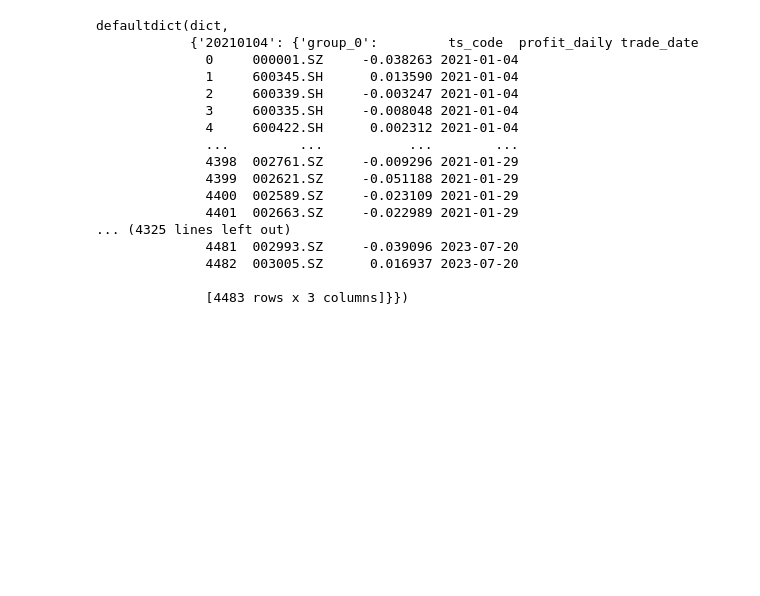
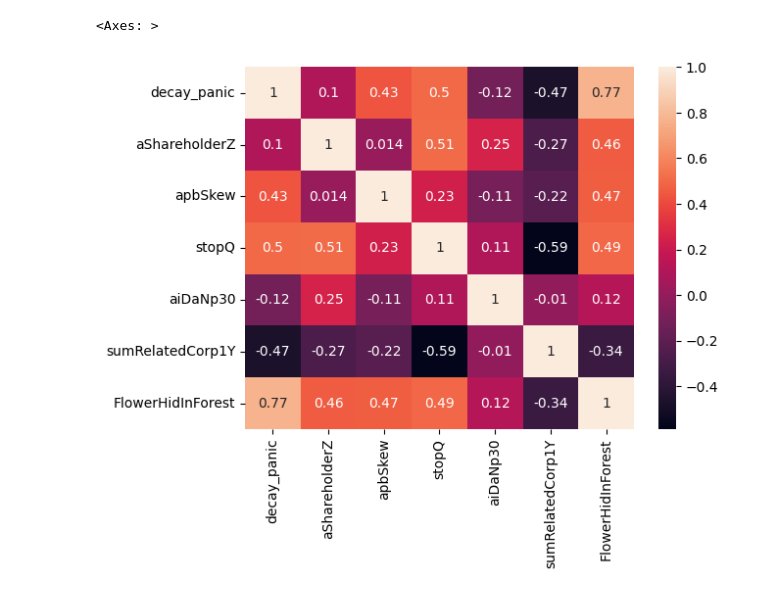
Before and after one commit to zzhang2293/multi_factor, a Jupyter notebook: testbench.ipynb, the cells around one changed output. Saved outputs shown, nothing was run; the diff lists cells and outputs as text; code cells hidden in the pictures; blank space fills up the shorter version.

Commit message:
23% Corr

```diff
--- a/testbench.ipynb
+++ b/testbench.ipynb
@@ -169,20 +25,40 @@ runtime: 1.2969942092895508 seconds
-# %%
-groupedProfit
-# %% [output]
-defaultdict(dict,
-            {'20210104': {'group_0':         ts_code  profit_daily trade_date
-              0     000001.SZ     -0.038263 2021-01-04
-              1     600345.SH      0.013590 2021-01-04
-              2     600339.SH     -0.003247 2021-01-04
-              3     600335.SH     -0.008048 2021-01-04
-              4     600422.SH      0.002312 2021-01-04
-              ...         ...           ...        ...
-              4398  002761.SZ     -0.009296 2021-01-29
-              4399  002621.SZ     -0.051188 2021-01-29
-              4400  002589.SZ     -0.023109 2021-01-29
-              4401  002663.SZ     -0.022989 2021-01-29
-... (4325 lines left out)
-              4481  002993.SZ     -0.039096 2023-07-20
-              4482  003005.SZ      0.016937 2023-07-20
-
-              [4483 rows x 3 columns]}})
+# %%
+minMonth = 2
+maxMonth = 5
+
+availMonth = len(month_names)
+
+if availMonth < maxMonth:
+    startMonth = month_names[0]
+else:
+    startMonth = month_names[availMonth-maxMonth]
+
+res = defaultdict(list)
+
+endMonth = month_names[-1]
+
+for factor in Monthly_Factor_Score:
+    for date in Monthly_Factor_Score[factor]:
+        #print(date, int(date) >= int(startMonth), int(date) <= int(endMonth))
+        if int(date) >= int(startMonth) and int(date) <= int(endMonth):
+            res[factor] += Monthly_Factor_Score[factor][date]
+
+res = pd.DataFrame(res)
+
+ICList = ICList.tail(min(maxMonth, ICList.shape[0]))
+
+covar = np.cov(ICList, rowvar=False)
+corr = np.corrcoef(res, rowvar=False)
+D = np.diag(np.sqrt(np.diag(covar)))
+covar = D @ nlg.inv(corr) @ D
+
+mat = nlg.inv(covar)
+weight = mat*np.mat(ICList.mean()).reshape(len(mat),1)
+weight = np.array(weight.reshape(len(weight),))[0]
+weight.tolist()
+# %%
+import seaborn as sns
+sns.heatmap(ICList.corr(), annot=True)
+# %% [output]
+<Axes: >
+[figure, added]
```
Also changed, not shown: parts of 14 cells of this notebook, 4 other files.
